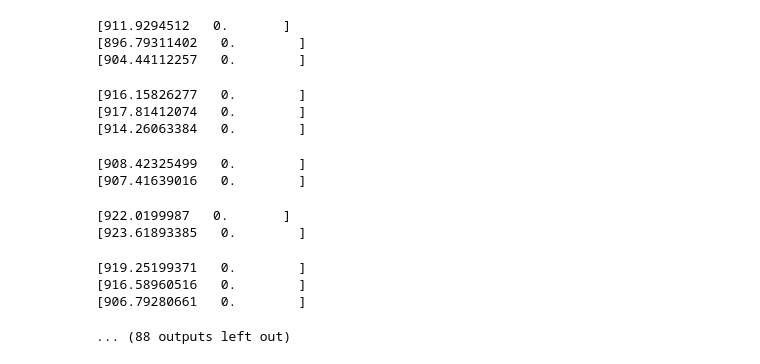
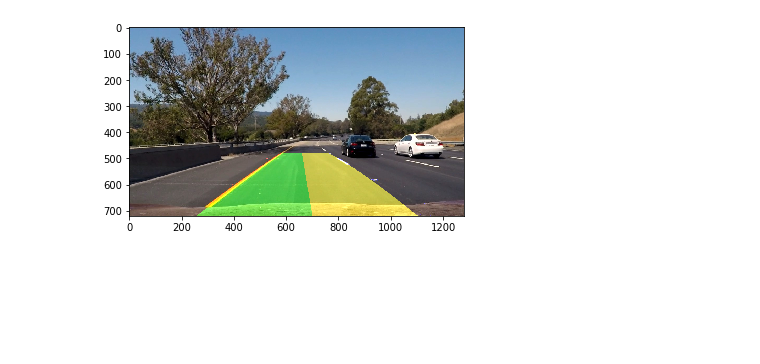
Before and after one commit to stdAlexTikhonov/SND_proj2, a Jupyter notebook: Project2.ipynb, the cells around one changed output. Cells and saved outputs as stored; diff of their text form; code cells hidden in the pictures; blank space fills up the shorter version.

```diff
--- a/Project2.ipynb
+++ b/Project2.ipynb
@@ -148,18 +148,9 @@ def fit_polynomial(binary_warped):
 
     ## Visualization ##
     # Colors in the left and right lane regions
-#     out_img[lefty, leftx] = [255, 0, 0]
-#     out_img[righty, rightx] = [0, 0, 255]
+    out_img[lefty, leftx] = [255, 0, 0]
+    out_img[righty, rightx] = [0, 0, 255]
 
-#     pts = np.array([[100,50],[200,300],[700,200],[500,100]], np.int32)
-#     pts = pts.reshape((-1,1,2))
-#     cv2.polylines(img, [pts], True, (0,255,255), 3)
-
-#     cv2.line(out_img, left_fitx, ploty, (0,255,0), 2)
-
-    # Plots the left and right polynomials on the lane lines
-#     plt.plot(left_fitx, ploty, color='yellow')
-#     plt.plot(right_fitx, ploty, color='yellow')
 
     a = np.array(left_fitx)
     b = np.array(ploty)
@@ -167,26 +158,16 @@ def fit_polynomial(binary_warped):
     c = np.array(right_fitx)
     arr2 = np.dstack((c,b))
 
-#     arr = np.concatenate(([[700,0]], arr2[0], [[700,720]]), axis=0)
-    arr = np.concatenate(([arr2[0,0]], arr1[0], arr2[0]), axis=0)
+    arrRight = np.concatenate(([[700,0]], arr2[0], [[700,720]]), axis=0)
+    arrLeft = np.concatenate(([[700,0]], arr1[0], [[700,720]]), axis=0)
 
-    print(arr2[0,0])
-
-    pts = np.array(arr, np.int32)
-#     pts = pts.reshape((-1,1,2))
-    cv2.fillConvexPoly(out_img, pts,(0,255,255))
-#     print(len(left_fitx))
+    ptsRight = np.array(arrRight, np.int32)
+    ptsLeft = np.array(arrLeft, np.int32)
+    cv2.fillConvexPoly(out_img, ptsRight,(255,255,0))
+    cv2.fillConvexPoly(out_img, ptsLeft,(0,255,0))
     return out_img
 
 def process_image(image):
-
-#     overlay = image.copy()
-#     pts = np.array([[600,500],[750,500],[1000,700],[350,700]], np.int32)
-#     pts = pts.reshape((-1,1,2))
-#     cv2.fillConvexPoly(overlay, pts,(0,255,255))
-    #cv2.polylines(image,[pts],True,(0,255,255), 5)
-#     cv2.addWeighted(overlay, 0.5, image, 1, 0)
-
 
     # Choose a Sobel kernel size
     ksize = 9 # Choose a larger odd number to smooth gradient measurements
@@ -299,28 +280,20 @@ def process_image(image):
 
     returned = cv2.warpPerspective(itog, M_return, img_size, flags=cv2.INTER_LINEAR)
 
-#     dstimg = cv2.undistort(converted, mtx, dist, None, mtx)
-    plt.imshow(image)
     final = cv2.addWeighted(returned, 0.5, image, 1, 0)
 
     return final
 
-# fname = 'test_images/test6.jpg'
-# img = cv2.imread(fname)
-# converted = cv2.cvtColor(img, cv2.COLOR_RGB2BGR)
-# dstimg = cv2.undistort(converted, mtx, dist, None, mtx)
-# out_img = process_image(converted)
-# # final = cv2.addWeighted(out_img, 0.5, dstimg, 1, 0)
-# plt.imshow(out_img)
+fname = 'test_images/test6.jpg'
+img = cv2.imread(fname)
+converted = cv2.cvtColor(img, cv2.COLOR_RGB2BGR)
+dstimg = cv2.undistort(converted, mtx, dist, None, mtx)
+out_img = process_image(converted)
+plt.imshow(out_img)
 
 
-white_output = 'test_videos_output/project_video.mp4'
-## To speed up the testing process you may want to try your pipeline on a shorter subclip of the video
-## To do so add .subclip(start_second,end_second) to the end of the line below
-## Where start_second and end_second are integer values representing the start and end of the subclip
-## You may also uncomment the following line for a subclip of the first 5 seconds
-# clip1 = VideoFileClip("challenge_video.mp4").subclip(0,5)
-clip1 = VideoFileClip("project_video.mp4")
-white_clip = clip1.fl_image(process_image) #NOTE: this function expects color images!!
-%time white_clip.write_videofile(white_output, audio=False)
+# white_output = 'test_videos_output/project_video.mp4'
+# clip1 = VideoFileClip("project_video.mp4")
+# white_clip = clip1.fl_image(process_image) #NOTE: this function expects color images!!
+# %time white_clip.write_videofile(white_output, audio=False)
 # %% [output]
@@ -350,17 +301,4 @@ Moviepy - Writing video test_videos_output/project_video.mp4
-[911.9294512   0.       ]
-[896.79311402   0.        ]
-[904.44112257   0.        ]
-[916.15826277   0.        ]
-[917.81412074   0.        ]
-[914.26063384   0.        ]
-[908.42325499   0.        ]
-[907.41639016   0.        ]
-[922.0199987   0.       ]
-[923.61893385   0.        ]
-[919.25199371   0.        ]
-[916.58960516   0.        ]
-[906.79280661   0.        ]
-... (88 outputs left out)
+[figure, added]
 # %%
 HTML("""
 <video width="960" height="540" controls>
```
Also changed, not shown: parts of 1 cell of this notebook, 9 other files.
